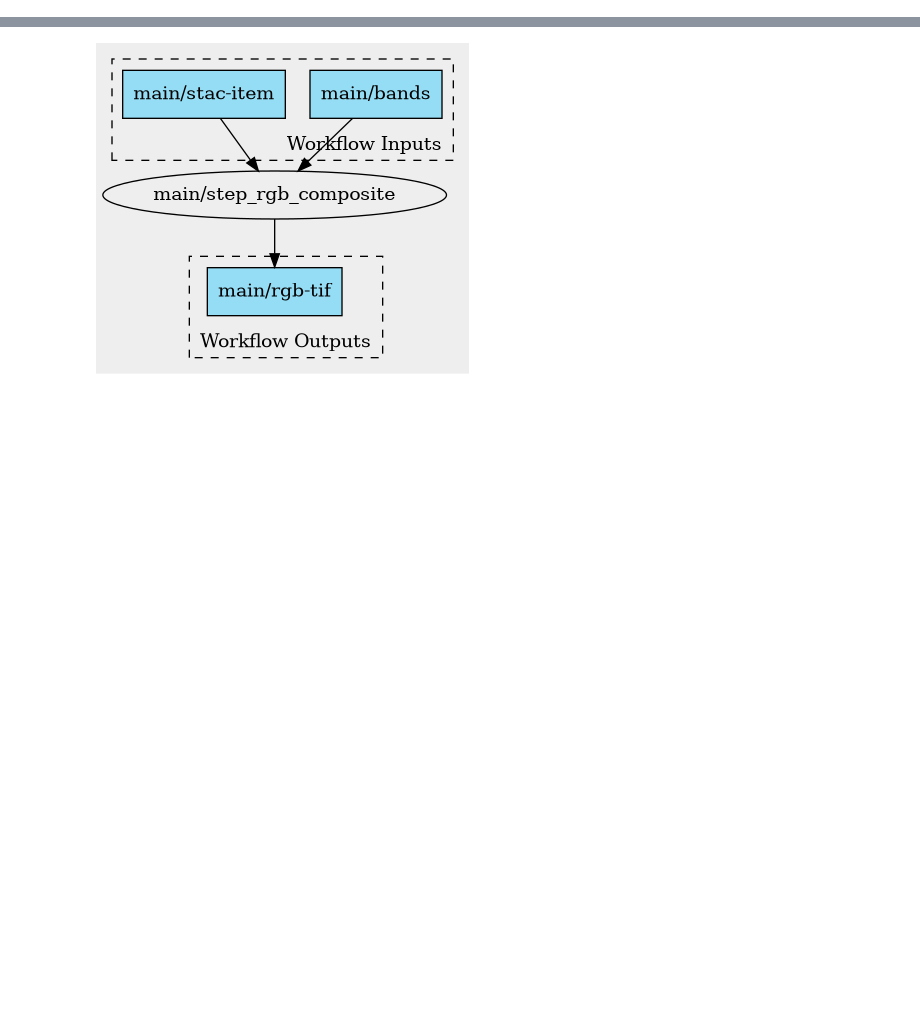
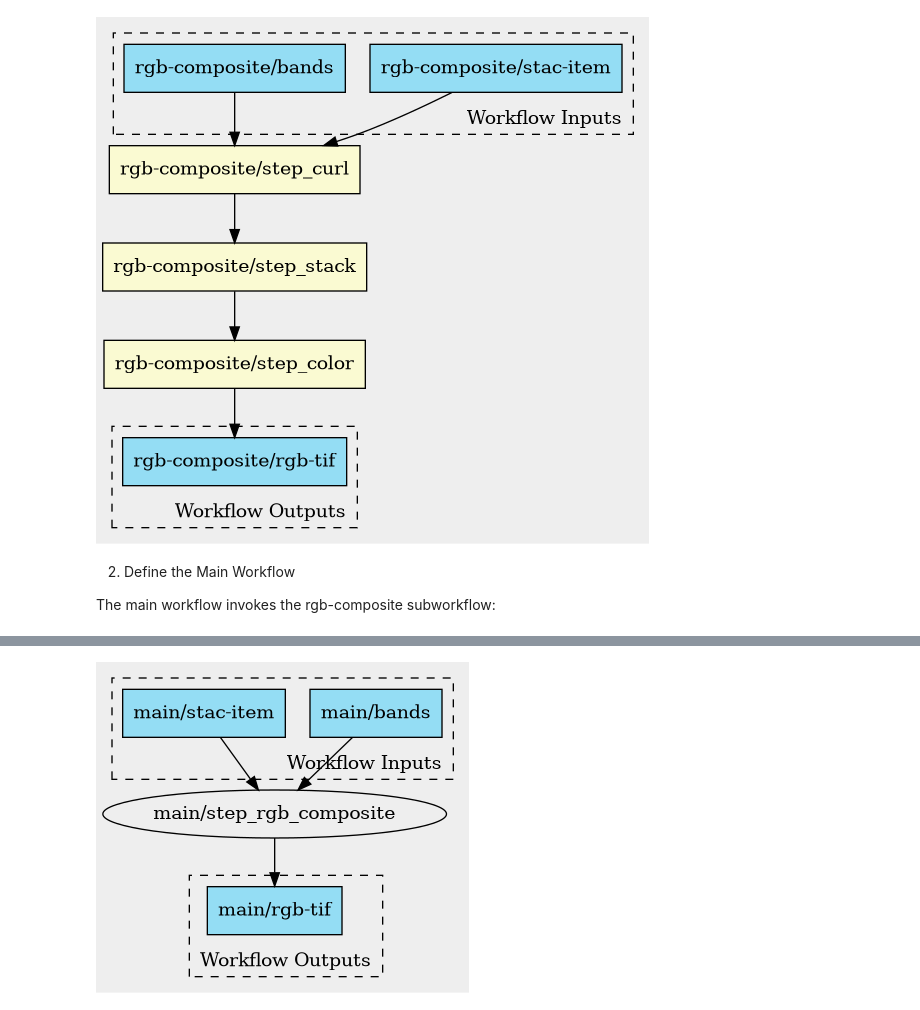
Before and after one commit to eoap/how-to, a Jupyter notebook: docs/nested-workflows.ipynb, the cells around one changed output, grey strips where cells are left out. Cells and saved outputs as stored; diff of their text form; code cells hidden in the pictures; blank space fills up the shorter version.

```diff
--- a/docs/nested-workflows.ipynb
+++ b/docs/nested-workflows.ipynb
@@ -0,0 +18,4 @@
+# %%
+cwl_file="../cwl/06-nested-workflows/nested-workflow.cwl"
+
+cat $cwl_file | yq e .'$graph[0]' | yq '.. | select(has("SubworkflowFeatureRequirement")) | {"requirements": {"SubworkflowFeatureRequirement": .SubworkflowFeatureRequirement}}'
@@ -0,0 +78,8 @@
+# %%
+cwltool --print-dot $cwl_file#rgb-composite 2> /dev/null | dot -Tpng | display
+# %% [output]
+[figure, added]
+# %% [markdown]
+2. Define the Main Workflow
+
+The main workflow invokes the rgb-composite subworkflow:
```
Also changed, not shown: parts of 18 cells of this notebook, 5 other files.
